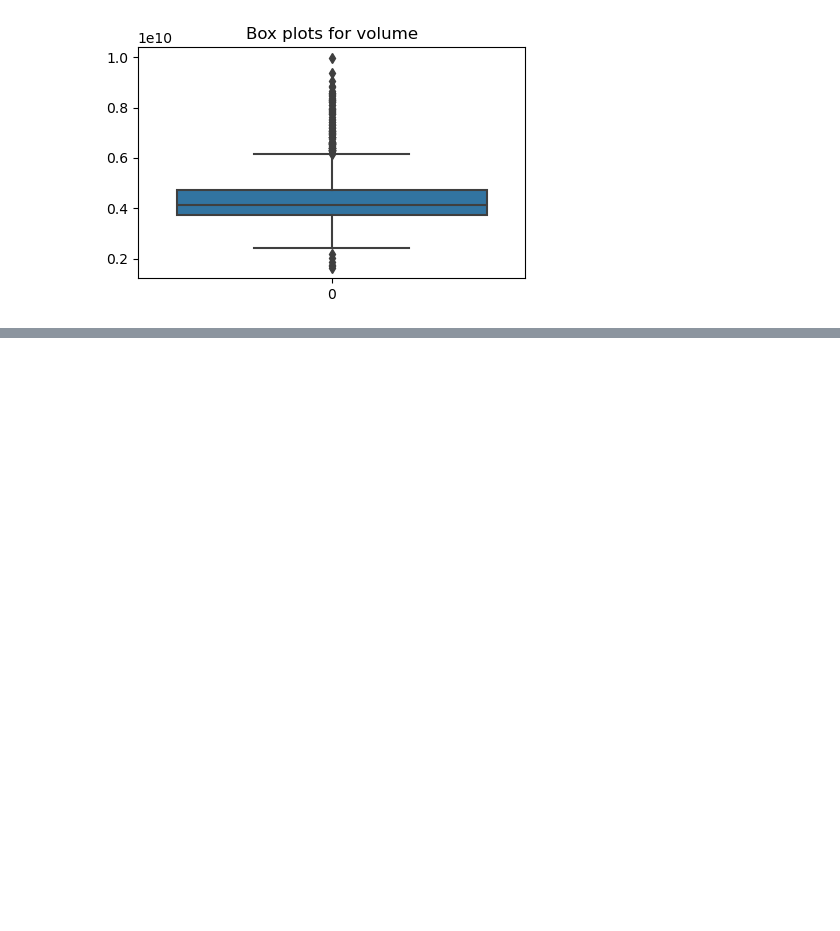
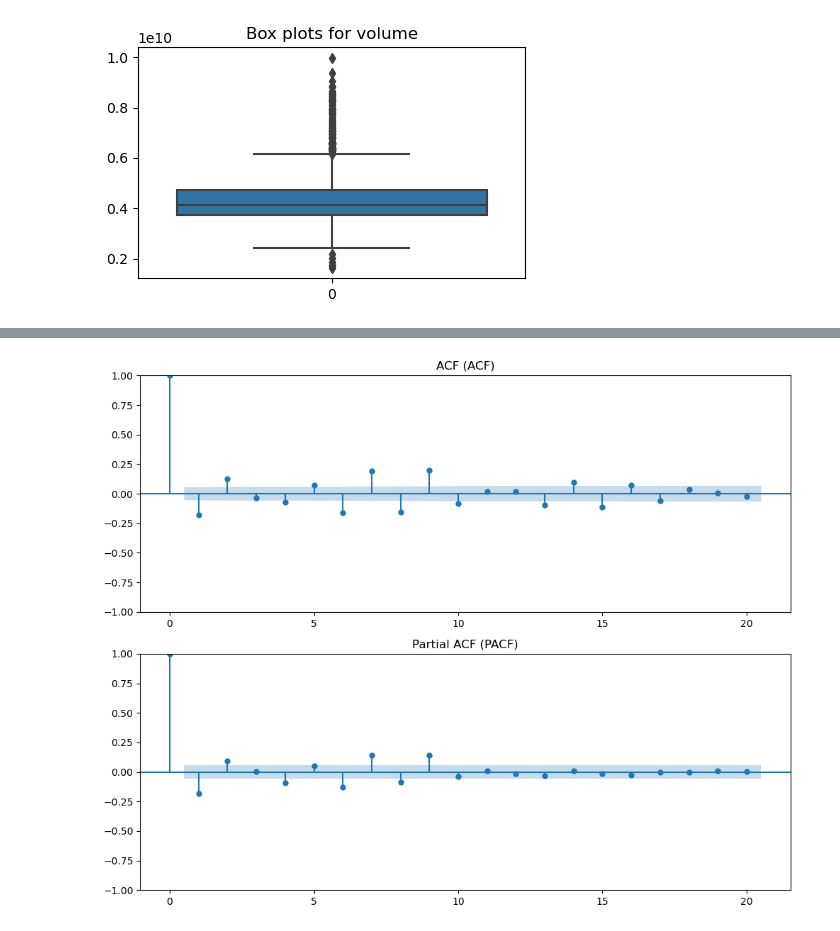
Before and after one commit to Poggerv2/Risk-lens, a Jupyter notebook: data_science/notebooks/01_eda_sp500.ipynb, the cells around one changed output, grey strips where cells are left out. Cells and saved outputs as stored; diff of their text form; code cells hidden in the pictures; blank space fills up the shorter version.

```diff
--- a/data_science/notebooks/01_eda_sp500.ipynb
+++ b/data_science/notebooks/01_eda_sp500.ipynb
@@ -97,0 +198,11 @@ plt.show()
+# %%
+df['returns'] = df['close'].pct_change()
+serie = df['returns'].dropna()
+
+fig, axes = plt.subplots(2, 1, figsize=(10, 8))
+plot_acf(serie, lags=20, ax=axes[0], title="ACF (ACF)")
+plot_pacf(serie, lags=20, ax=axes[1], title="Partial ACF (PACF)")
+plt.tight_layout()
+plt.show()
+# %% [output]
+[figure, added]
```
Also changed, not shown: parts of 38 cells of this notebook, 3 other files.
